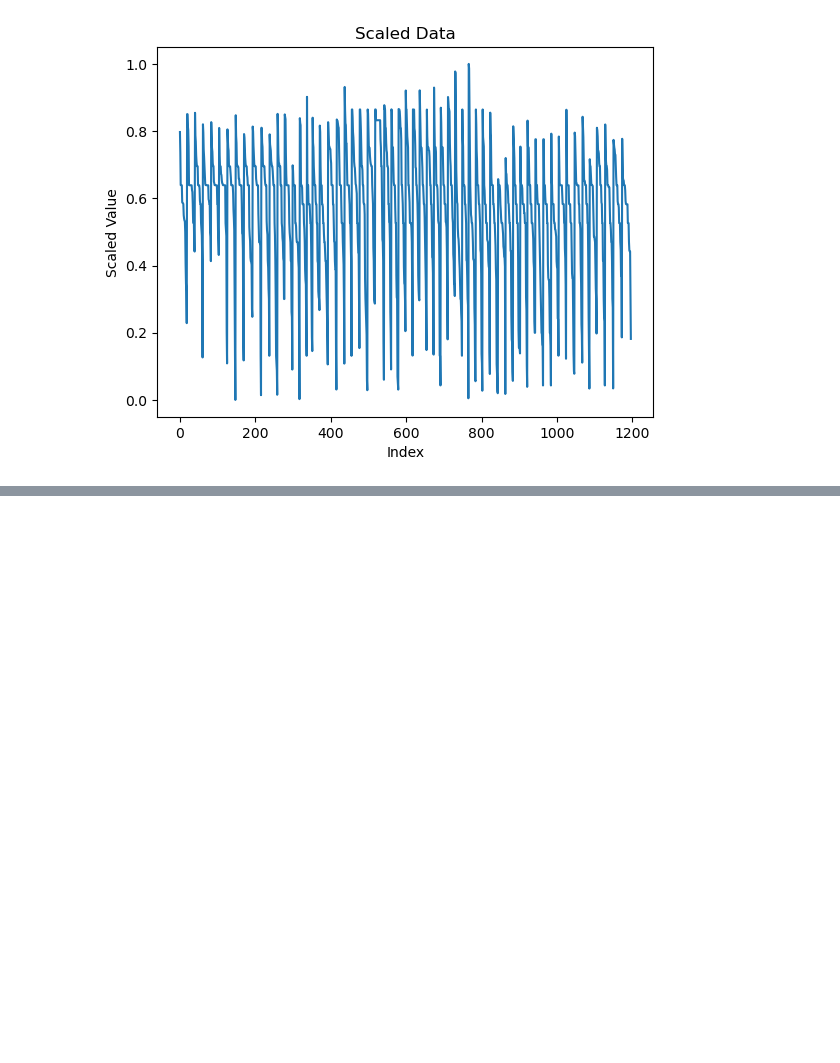
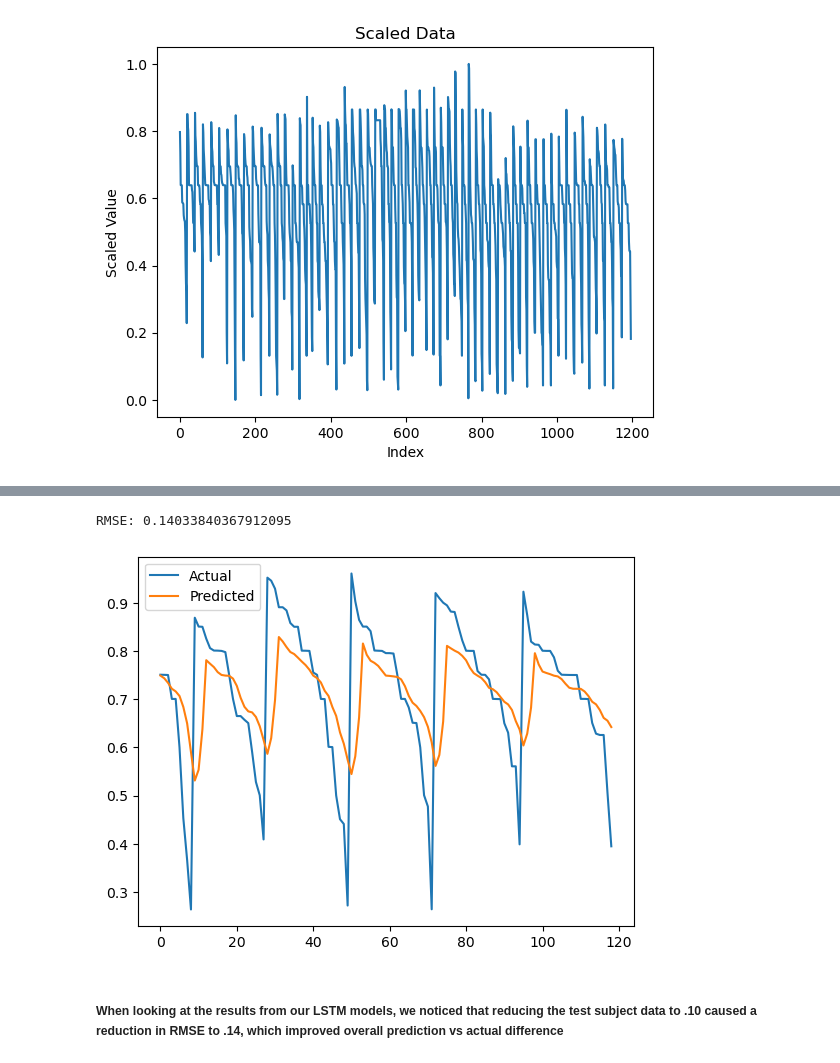
Before and after one commit to PFRUchi/MScA_31009, a Jupyter notebook: Final Project Code.ipynb, the cells around one changed output, grey strips where cells are left out. Saved outputs shown, nothing was run; the diff lists cells and outputs as text; code cells hidden in the pictures; blank space fills up the shorter version.

```diff
--- a/Final Project Code.ipynb
+++ b/Final Project Code.ipynb
@@ -701,0 +739,4 @@ sdafsdafasfasfdsdaf
+# %%
+model_6.compile(optimizer='adam', loss='mse')
+# %%
+model_6.fit(x=X_train, y= Y_train, use_multiprocessing=True)
@@ -701,0 +746,19 @@ sdafsdafasfasfdsdaf
+# %%
+y_pred = model_6.predict(X_test)
+# %%
+y_pred = scaler_2.inverse_transform(y_pred)
+y_test = scaler_2.inverse_transform(Y_test.reshape(-1, 1))
+# %%
+rmse = math.sqrt(mean_squared_error(y_test, y_pred))
+print('RMSE:', rmse)
+# %% [output]
+RMSE: 0.14033840367912095
+# %%
+plt.plot(y_test, label='Actual')
+plt.plot(y_pred, label='Predicted')
+plt.legend()
+plt.show()
+# %% [output]
+[figure, added]
+# %% [markdown]
+##### When looking at the results from our LSTM models, we noticed that reducing the test subject data to .10 caused a reduction in RMSE to .14, which improved overall prediction vs actual difference
```
Also changed, not shown: parts of 36 cells of this notebook.
